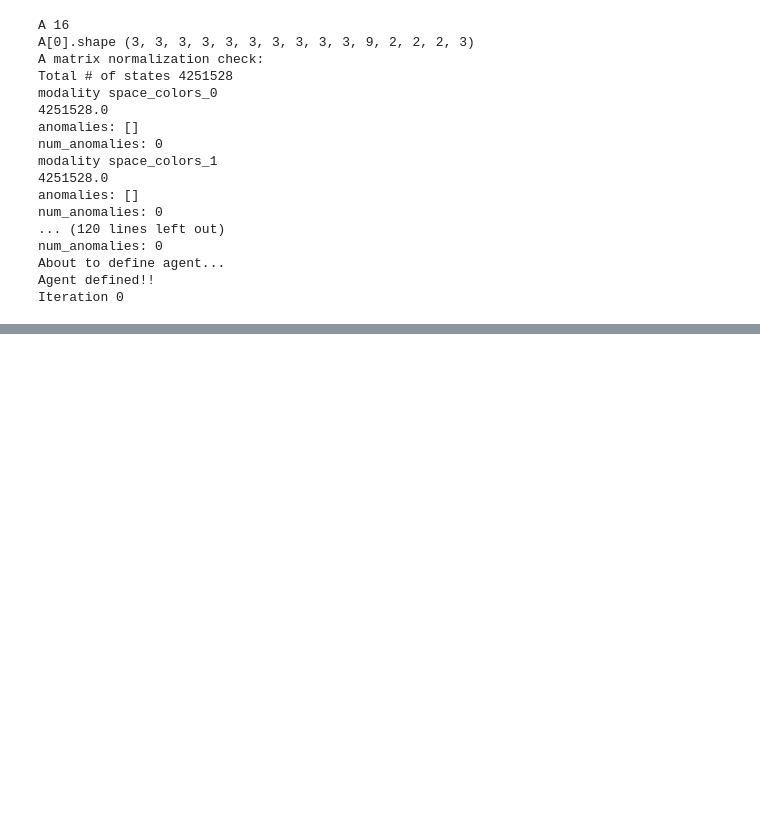
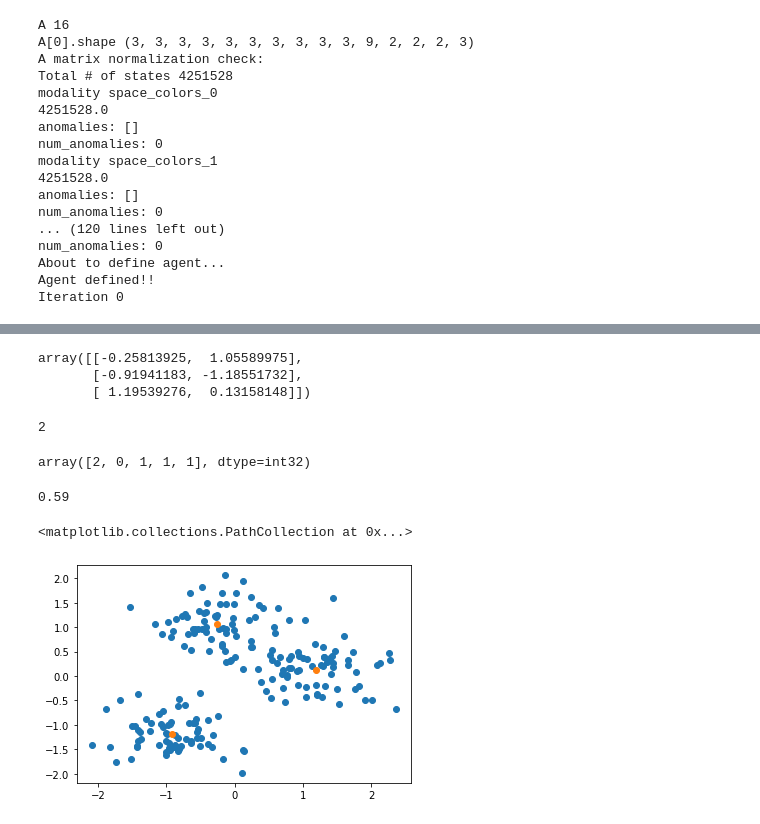
Before and after one commit to mahault/environmental-sickness-estimation, a Jupyter notebook: sickboi.ipynb, the cells around one changed output, grey strips where cells are left out. Cells and saved outputs as stored; diff of their text form; code cells hidden in the pictures; blank space fills up the shorter version.

```diff
--- a/sickboi.ipynb
+++ b/sickboi.ipynb
@@ -1171,0 +1259,7 @@ Iteration 0
+# %%
+features, true_labels = make_blobs(
+     n_samples=200,
+     centers=3,
+     cluster_std=2.75,
+     random_state=42
+ )
@@ -1171,0 +1280,5 @@ Iteration 0
+# %%
+
+scaler = StandardScaler()
+scaled_features = scaler.fit_transform(features)
+scaled_features[:5]
@@ -1171,0 +1291,10 @@ Iteration 0
+# %%
+kmeans = KMeans(
+   init="random",
+   n_clusters=3,
+   n_init=10,
+   max_iter=300,
+   random_state=42
+    )
+# %%
+kmeans.fit(scaled_features)
@@ -1171,0 +1307,14 @@ Iteration 0
+# %%
+kmeans.cluster_centers_
+# %% [output]
+array([[-0.25813925,  1.05589975],
+       [-0.91941183, -1.18551732],
+       [ 1.19539276,  0.13158148]])
+# %%
+kmeans.n_iter_
+# %% [output]
+2
+# %%
+kmeans.labels_[:5]
+# %% [output]
+array([2, 0, 1, 1, 1], dtype=int32)
@@ -1171,0 +1325,17 @@ Iteration 0
+# %%
+kmeans_silhouette
+# %% [output]
+0.59
+# %%
+scat = plt.scatter(
+    scaled_features[:,0],
+    scaled_features[:,1]
+    # kmeans.cluster_centers,
+)
+plt.scatter(
+    kmeans.cluster_centers_[:,0],
+    kmeans.cluster_centers_[:,1]
+)
+# %% [output]
+<matplotlib.collections.PathCollection at 0x...>
+[figure, added]
```
Also changed, not shown: parts of 51 cells of this notebook.
